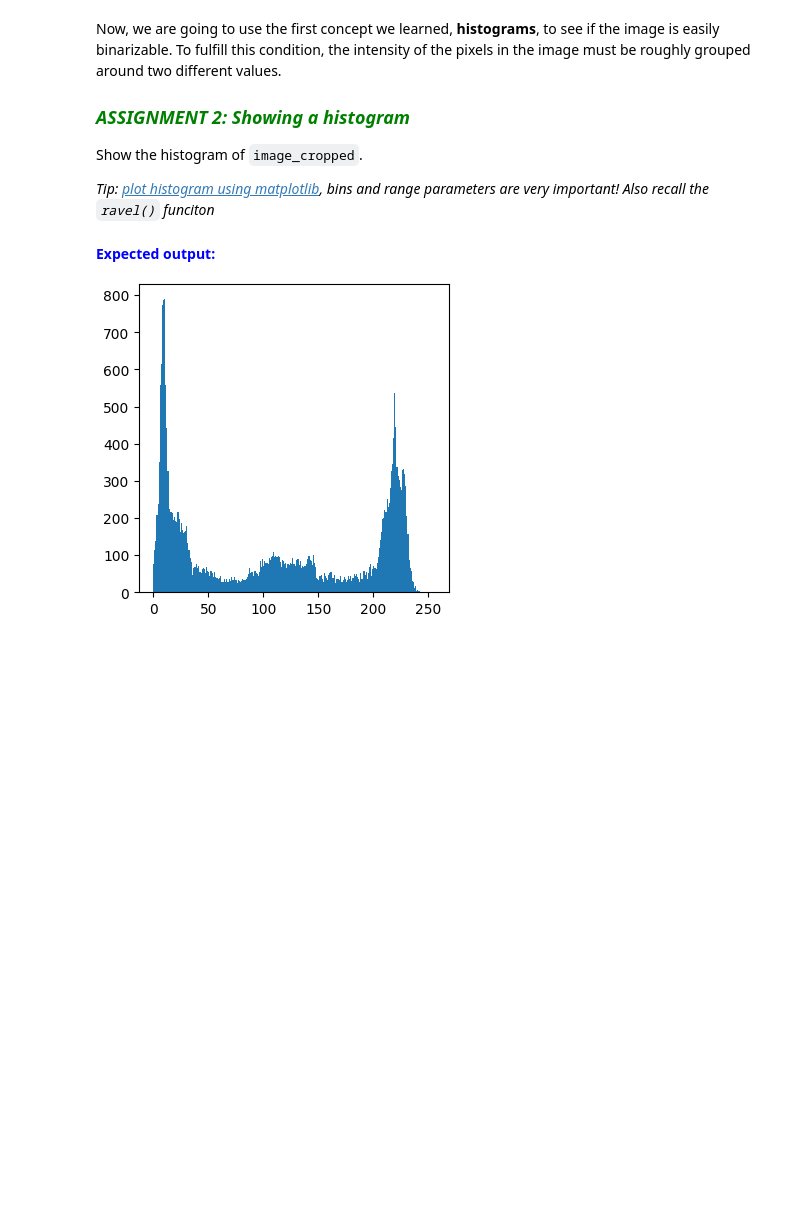
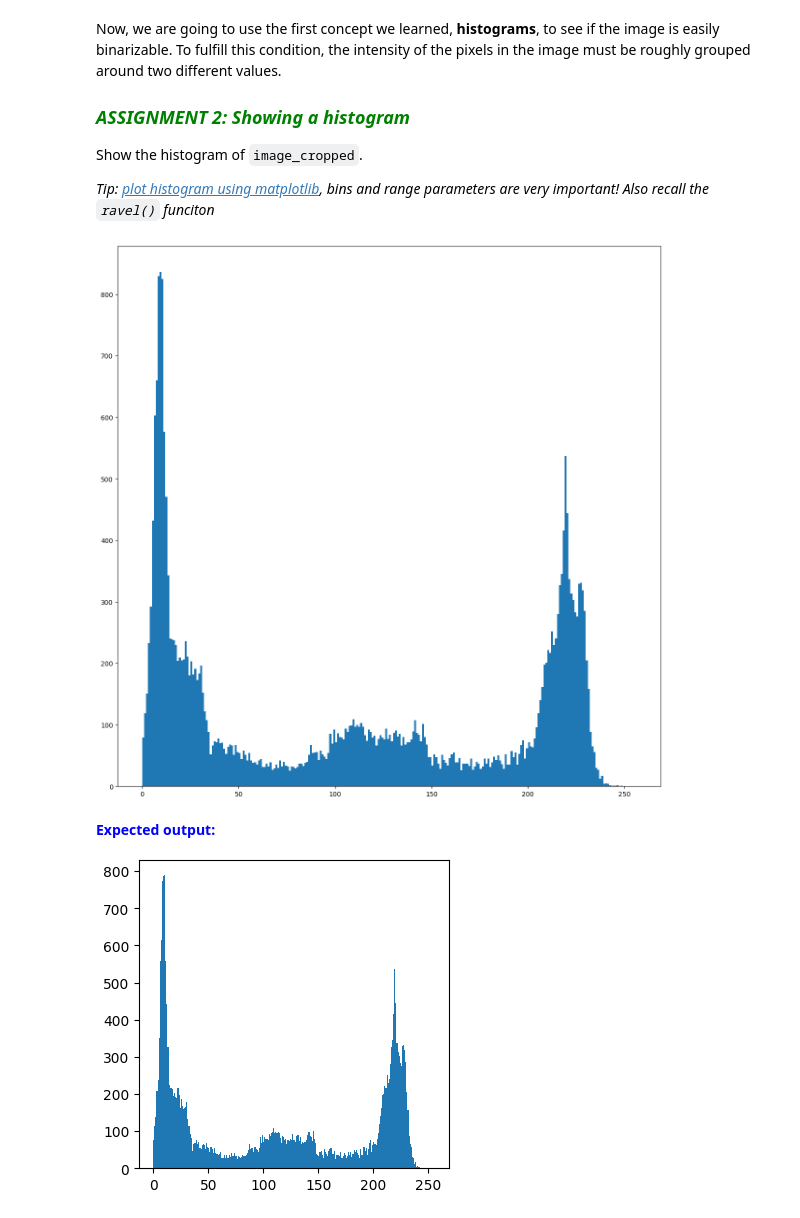
Before and after one commit to projectGeorge/uma_cv_2025, a Jupyter notebook: Chapter 02. Image processing/2.1 IP tools.ipynb, the cells around one changed output. Cells and saved outputs as stored; diff of their text form; code cells hidden in the pictures; blank space fills up the shorter version.

```diff
--- a/Chapter 02. Image processing/2.1 IP tools.ipynb
+++ b/Chapter 02. Image processing/2.1 IP tools.ipynb
@@ -124,10 +124,12 @@ Show the histogram of `image_cropped`.
 # %%
 # ** ASSIGNMENT 2 **
 # Compute the image histogram and show it
 # Write your code here!
 
-None # Compute the histogram and show it
+plt.hist(image_cropped.ravel(),256,[0,256]) # Compute the histogram and show it
 plt.show()
+# %% [output]
+[figure, added]
 # %% [markdown]
 <font color='blue'>**Expected output:**  </font>
 
```
Also changed, not shown: parts of 5 cells of this notebook.
